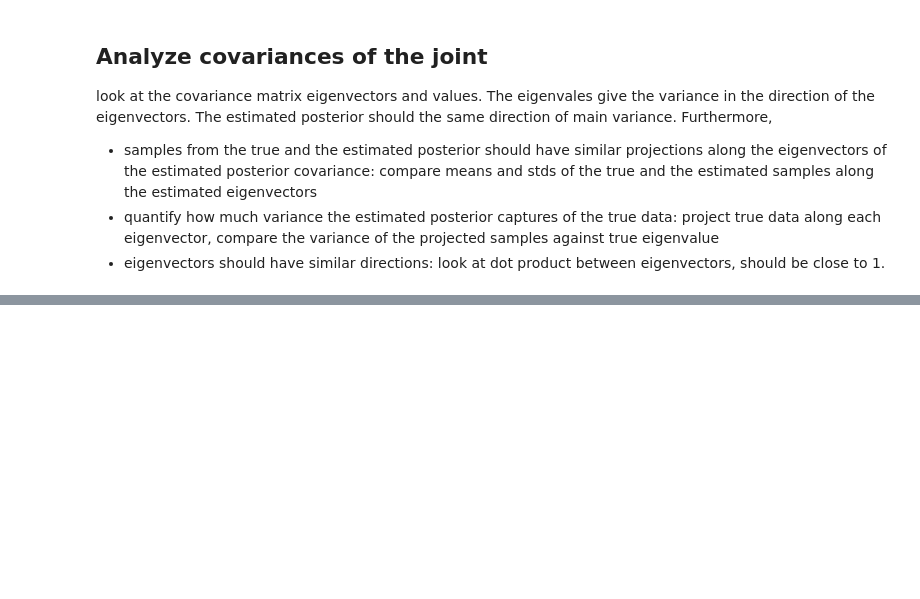
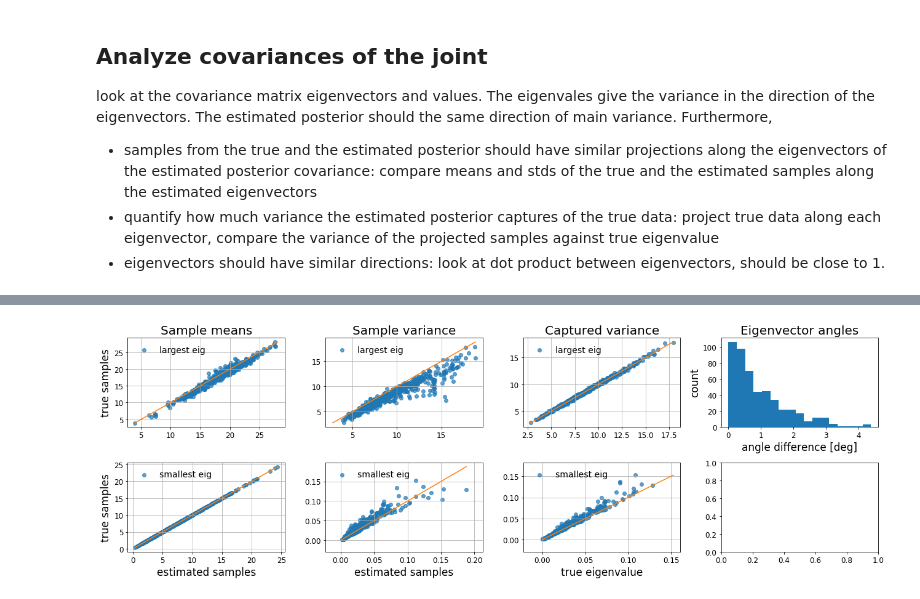
Before and after one commit to janfb/mcabc, a Jupyter notebook: notebooks/ModelComparison_ToyExample_PosteriorChecksNB_Figures.ipynb, the cells around one changed output, grey strips where cells are left out. Saved outputs shown, nothing was run; the diff lists cells and outputs as text; code cells hidden in the pictures; blank space fills up the shorter version.

```diff
--- a/notebooks/ModelComparison_ToyExample_PosteriorChecksNB_Figures.ipynb
+++ b/notebooks/ModelComparison_ToyExample_PosteriorChecksNB_Figures.ipynb
@@ -83,11 +87,12 @@ fig1, ax = plt.subplots(2, 3, figsize=(18, 8))
 labels = [r'$k$', r'$\theta$']
 
 dkl_bins = np.linspace(0, 1, 20)
+alpha = .7
 
 for i in range(2):
     line = np.linspace(mus_exact_zt[:, mask].min(), mus_exact_zt[:, mask].max(), 100)
     ax[0, 0].scatter(x=mus_exact_zt[i, mask], y=mus_hat_zt[i, mask],
-                     label=labels[i] + r', ($\mu$, $\hat{\mu}$)', alpha=0.7)
+                     label=labels[i] + r', ($\mu$, $\hat{\mu}$)', alpha=alpha)
     if i == 0:
         ax[0, 0].plot(line, line, 'C2')
         ax[0, 0].set_title('Marginal means')
@@ -95,7 +100,7 @@ for i in range(2):
 
     line = np.linspace(stds_exact_zt[:, mask].min(), stds_exact_zt[:, mask].max(), 100)
     ax[0, 1].scatter(x=stds_exact_zt[i, mask], y=stds_hat_zt[i, mask],
-                     label=labels[i] + r', ($\sigma$, $\hat{\sigma}$)', alpha=0.7)
+                     label=labels[i] + r', ($\sigma$, $\hat{\sigma}$)', alpha=alpha)
     if i == 0:
         ax[0, 1].plot(line, line, 'C2')
         ax[0, 1].set_title('Marginal variances')
@@ -103,14 +108,14 @@ for i in range(2):
 
     # DKL
     n, dkl_bins, p = ax[0, 2].hist(dkl_ratios[i, mask], bins=dkl_bins,
-                                  alpha=0.6,
+                                  alpha=alpha,
                                   label=labels[i]);
     ax[0, 2].set_title(r'$D_{KL}$ of marginals')
     ax[i, 2].set_ylabel('count')
     if i == 1:
         ax[1, 2].set_xlabel(r'$D_{KL} / D_{KL}^{prior}$')
         ax[1, 2].hist(dkl_ratios[2, mask], bins=dkl_bins,
-                                  alpha=0.6,
+                                  alpha=alpha,
                                   label='joint')
         ax[1, 2].set_title(r'$D_{KL}$ of joint')
 
@@ -254,0 +233,73 @@ plt.tight_layout()
+# %%
+fig2, ax = plt.subplots(2, 4, figsize=(18, 6))
+
+# plt.suptitle('Means and stds of samples along eigenvector marginals', fontsize=20)
+
+# do everything for both eigenvectors
+labels = ['largest eig', 'smallest eig']
+for ii, lab in enumerate(labels):
+    # plot means
+    x = ev_meansh[ii, ]
+    y = ev_means[ii, ]
+    ax[ii, 0].scatter(x, y, label=lab, alpha=alpha)
+    ax[ii, 0].set_ylabel(r'true samples')
+    line = np.linspace(np.hstack((x, y)).min(), np.hstack((x, y)).max(), 100)
+    ax[ii, 0].plot(line, line, color='C1')
+    ax[ii, 0].legend()
+    ax[ii, 0].grid()
+    # title a top, xlabel at bottom
+    ax[0, 0].set_title('Sample means')
+    ax[1, 0].set_xlabel(r'estimated samples')
+
+    # plot variances
+#     ax[0, 1].set_title('Sample variance')
+#     ax[1, 1].set_xlabel('estimated samples')
+#     ax[ii, 1].scatter(ev_stdsh[ii, ], ev_stds[ii, ], label=lab, alpha=alpha)
+#     line = np.linspace(ev_stds[ii, ].min(), ev_stds[ii, ].max(), 100)
+#     ax[ii, 1].plot(line, line, color='C1')
+#     ax[ii, 1].legend()
+#     ax[ii, 1].grid()
+
+    # plot captured variance against estimated eigenvalues
+    colidx = 1
+    ax[0, colidx].set_title('Sample variance')
+    ax[1, colidx].set_xlabel('estimated samples')
+    x = ev_stdsh[ii, :]
+    y = ev_stds[ii, :]
+    ax[ii, colidx].scatter(x=x, y=y, label=lab, alpha=alpha)
+    line = np.linspace(np.hstack((x, y)).min(), np.hstack((x, y)).max(), 100)
+    ax[ii, colidx].plot(line, line, color='C1')
+    ax[ii, colidx].legend()
+    ax[ii, colidx].grid()
+
+    colidx = 2
+    ax[0, colidx].set_title('Captured variance')
+    ax[1, colidx].set_xlabel('true eigenvalue')
+    x = evls[ii, :]
+    y = ev_stds[ii, :]
+    ax[ii, colidx].scatter(x=x, y=y, label=lab, alpha=alpha)
+    line = np.linspace(np.hstack((x, y)).min(), np.hstack((x, y)).max(), 100)
+    ax[ii, colidx].plot(line, line, color='C1')
+    ax[ii, colidx].legend()
+    ax[ii, colidx].grid()
+
+    colidx = 3
+    if ii == 0:
+
+        rowidx = ii
+        ax[0, colidx].set_title('Eigenvector angles')
+        ax[0, colidx].set_xlabel('angle difference [deg]')
+        x = angh[ii, ]
+        y = ang[ii, ]
+        ax[0, colidx].hist(angs, bins='auto')
+        ax[0, colidx].set_ylabel('count')
+#         ax[rowidx, colidx].scatter(x=x, y=y, alpha=alpha, label=lab)
+#         ax[rowidx, colidx].set_ylabel('true angle [deg]')
+#         line = np.linspace(np.hstack((x, y)).min(), np.hstack((x, y)).max(), 100)
+#         ax[rowidx, colidx].plot(line, line, color='C1')
+#         ax[rowidx, colidx].grid()
+#         ax[rowidx, colidx].legend()
+
+plt.tight_layout()
+# %% [output]
+[figure, added]
```
Also changed, not shown: parts of 7 cells of this notebook, 3 other files.
